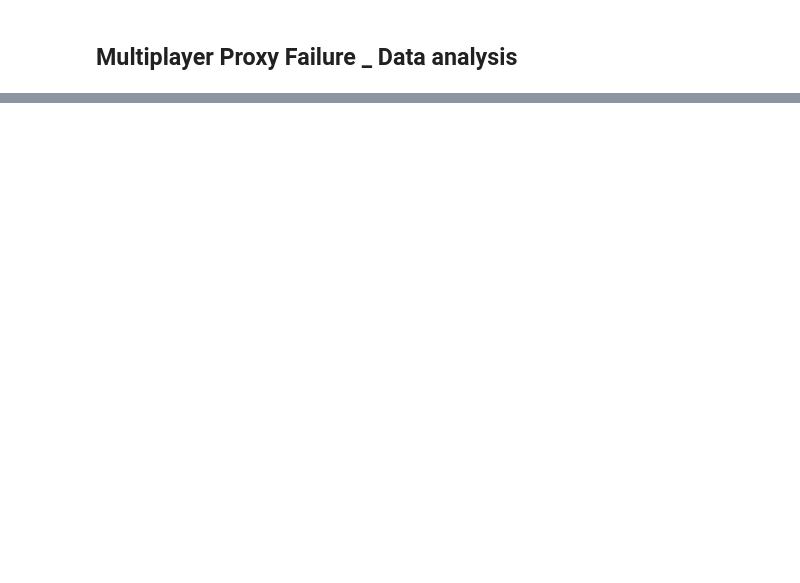
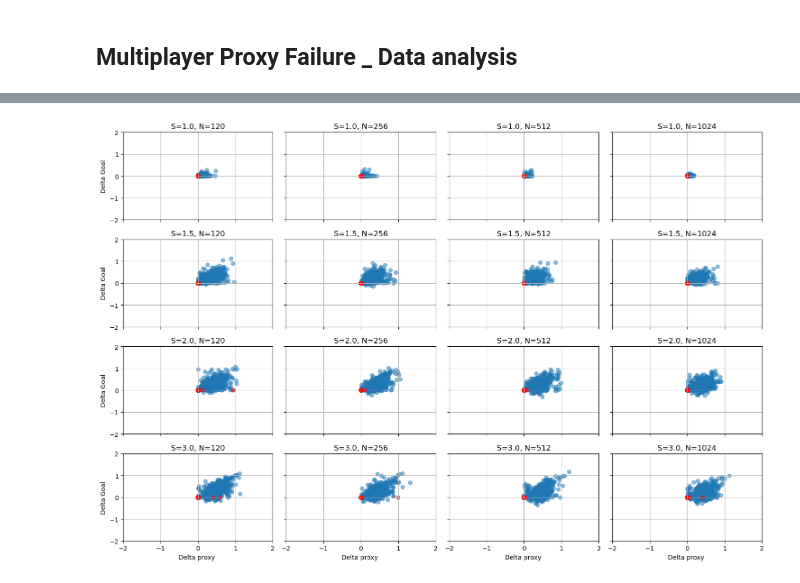
Before and after one commit to paulbanse/Proxy_General_Model, a Jupyter notebook: Clean_version/analyze_data.ipynb, the cells around one changed output, grey strips where cells are left out. Saved outputs shown, nothing was run; the diff lists cells and outputs as text; code cells hidden in the pictures; blank space fills up the shorter version.

```diff
--- a/Clean_version/analyze_data.ipynb
+++ b/Clean_version/analyze_data.ipynb
@@ -27,0 +39,41 @@ df.describe()
+# %%
+from scipy.optimize import curve_fit
+import json
+import numpy as np
+import matplotlib.pyplot as plt
+from itertools import product
+
+
+def plot_deltagoal_vs_deltaproxcorrelation_along(df, param1, param2):
+    ''' find all possible values of param1 and param2 in the dataframe df
+        and plot the delta goal vs delta proxy for each combination of param1 and param2
+    '''
+    param1_values = df[param1].unique()
+    param2_values = df[param2].unique()
+    param_combinations = list(product(param1_values, param2_values))
+    fig, axes = plt.subplots(len(param1_values), len(param2_values), figsize=(15, 10), sharex=True, sharey=True)
+    for (p1, p2) in param_combinations:
+        sub_df = df[(df[param1] == p1) & (df[param2] == p2)]
+        xi = param1_values.tolist().index(p1)
+        yi = param2_values.tolist().index(p2)
+        ax = axes[xi, yi]
+
+
+        ax.scatter(sub_df["proxy_improvement"],sub_df["goal_improvement"], alpha = 0.5)
+        na_df = sub_df[sub_df["correlation_diff"].isna()]
+        ax.scatter(na_df["goal_improvement"],[0]*len(na_df), color = "r", alpha = 0.5)
+        ax.set_title(f'{param1}={p1}, {param2}={p2}')
+        if param2_values.tolist().index(p2) == 0:
+            ax.set_ylabel('Delta Goal')
+        if param1_values.tolist().index(p1) == len(param1_values)-1:
+            ax.set_xlabel('Delta proxy ')
+
+        ax.grid()
+        ax.set_xlim(-2, 2)
+        ax.set_ylim(-2, 2)
+    plt.tight_layout()
+    plt.show()
+
+plot_deltagoal_vs_deltaproxcorrelation_along(df, 'S', 'N')
+# %% [output]
+[figure, added]
```
Also changed, not shown: parts of 15 cells of this notebook.
